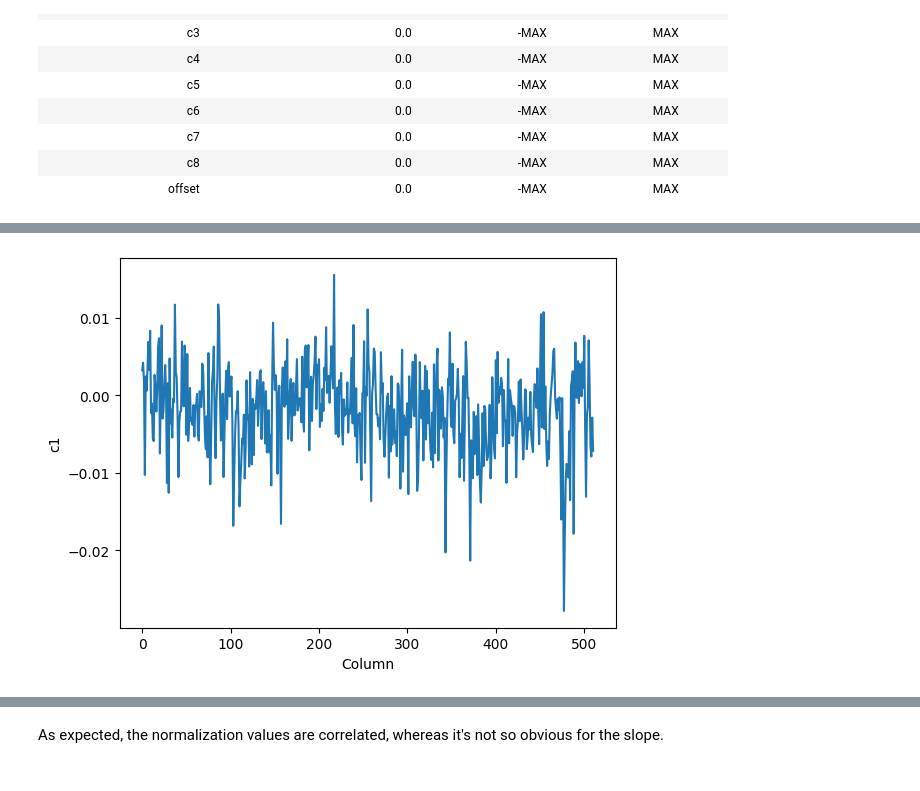
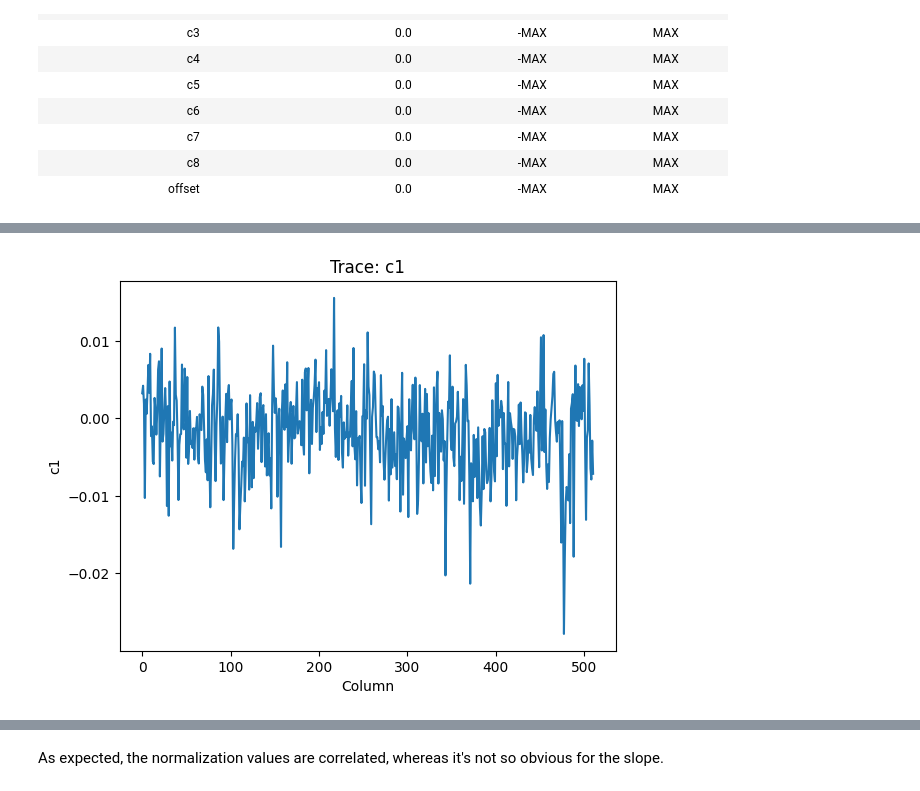
Before and after one commit to DougBurke/sherpa-standalone-notebooks, a Jupyter notebook: 2 simple sherpa fit.ipynb, the cells around one changed output, grey strips where cells are left out. Drawn from its saved outputs; the diff is of its cells as text; code cells hidden in the pictures.

```diff
--- a/2 simple sherpa fit.ipynb
+++ b/2 simple sherpa fit.ipynb
@@ -139,7 +139,9 @@ Cosmic rays are removed using a simple median-filter approach:
 import scipy.signal
 import numpy as np
 
-img_sm = scipy.signal.medfilt(img, 5)
+# NOTE: this has been changed from scipy.signal.medfilt as that now complains about
+# being sent a floating-point array. Yay progress.
+img_sm = scipy.signal.medfilt2d(img, 5)
 sigma = np.median(err)
 bad = np.abs(img - img_sm) / sigma > 8.0
 img_cr = img.copy()
@@ -334,6 +335,5 @@ plt.ylabel('c0');
 # %%
-plt.plot(out1)
-plt.xlabel('Column')
-plt.ylabel('c1');
+ui.plot_trace(out1, name="c1")
+plt.xlabel("Column");
 # %% [output]
-[figure, old version]
+[figure, new version]
```
Also changed, not shown: parts of 12 cells of this notebook, 10 other files.
